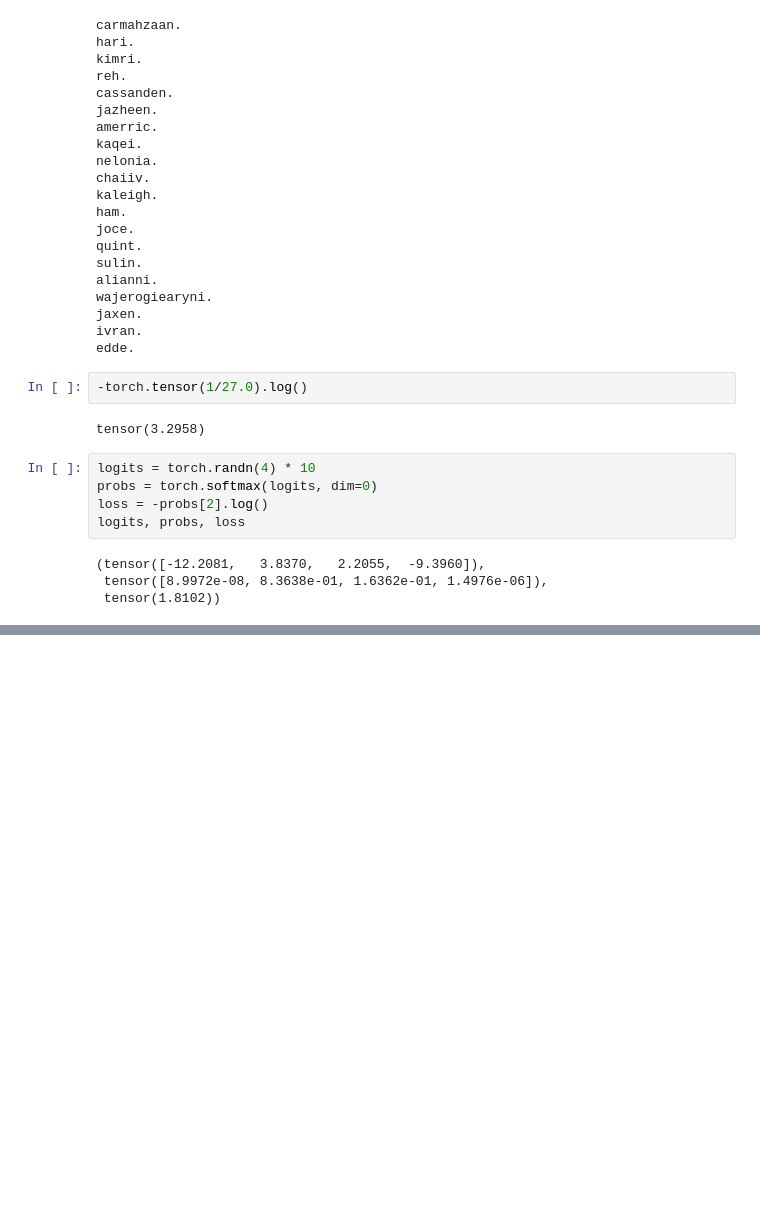
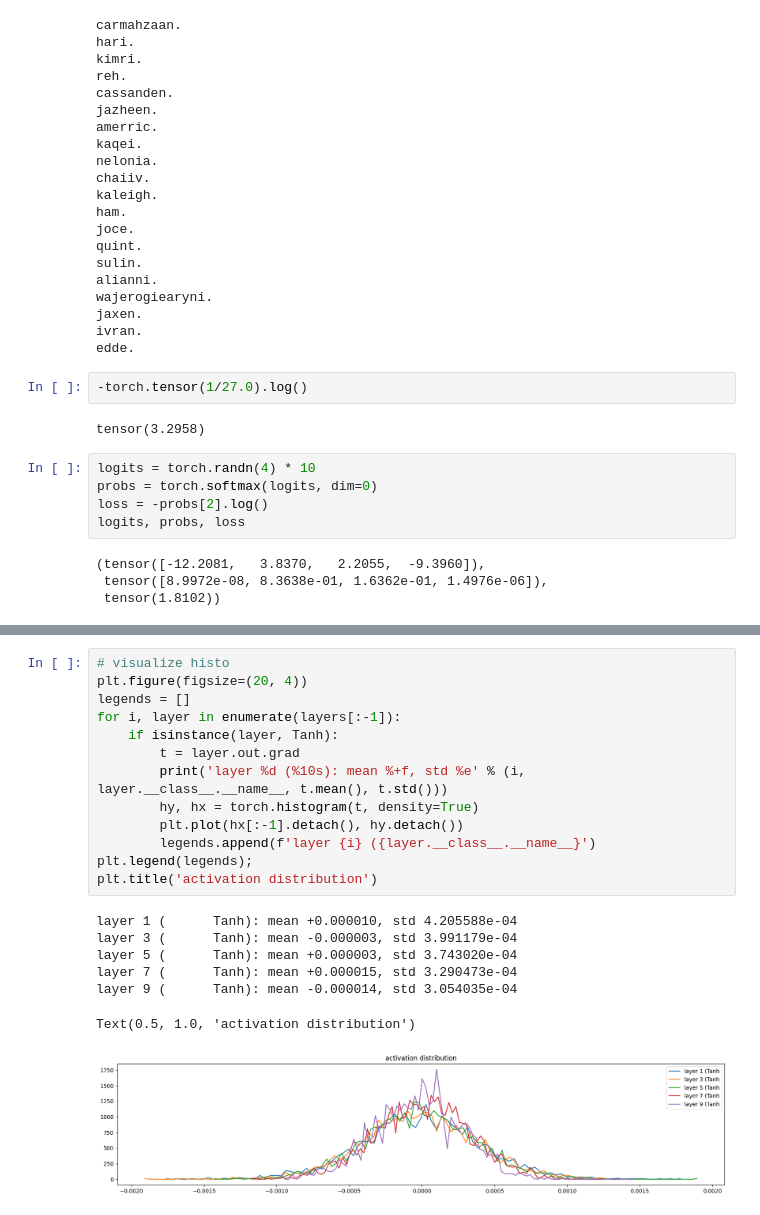
Before and after one commit to akdeb/deep-learning-tutorials, a Jupyter notebook: makemore_pt3.ipynb, the cells around one changed output, grey strips where cells are left out. Cells and saved outputs as stored; diff of their text form; blank space fills up the shorter version.

```diff
--- a/makemore_pt3.ipynb
+++ b/makemore_pt3.ipynb
@@ -272,0 +416,21 @@ logits, probs, loss
+# %%
+# visualize histo
+plt.figure(figsize=(20, 4))
+legends = []
+for i, layer in enumerate(layers[:-1]):
+    if isinstance(layer, Tanh):
+        t = layer.out.grad
+        print('layer %d (%10s): mean %+f, std %e' % (i, layer.__class__.__name__, t.mean(), t.std()))
+        hy, hx = torch.histogram(t, density=True)
+        plt.plot(hx[:-1].detach(), hy.detach())
+        legends.append(f'layer {i} ({layer.__class__.__name__}')
+plt.legend(legends);
+plt.title('activation distribution')
+# %% [output]
+layer 1 (      Tanh): mean +0.000010, std 4.205588e-04
+layer 3 (      Tanh): mean -0.000003, std 3.991179e-04
+layer 5 (      Tanh): mean +0.000003, std 3.743020e-04
+layer 7 (      Tanh): mean +0.000015, std 3.290473e-04
+layer 9 (      Tanh): mean -0.000014, std 3.054035e-04
+Text(0.5, 1.0, 'activation distribution')
+[figure, added]
```
Also changed, not shown: parts of 4 cells of this notebook.
